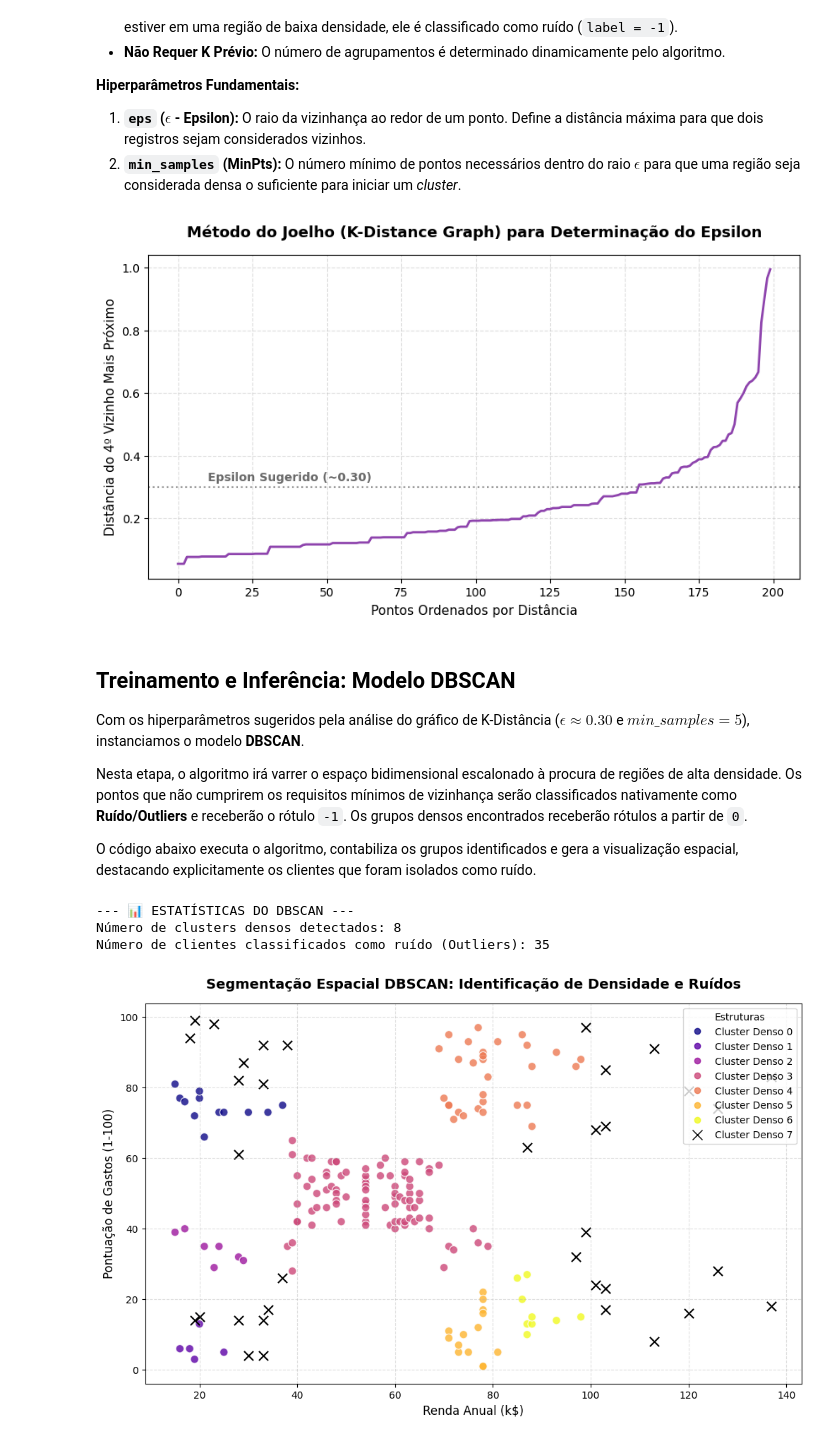
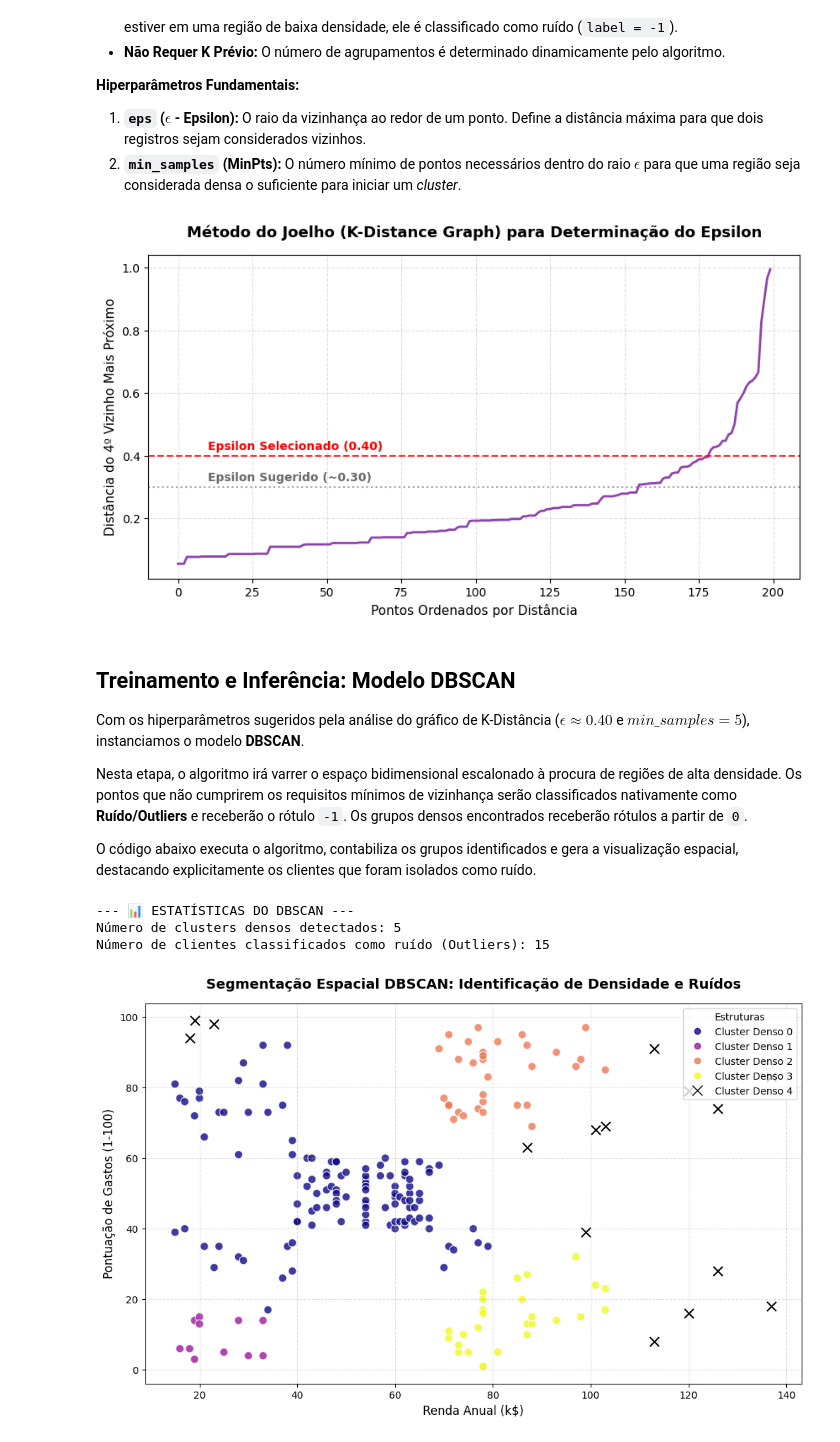
Before and after one commit to edd-araujo/segmentacao-clientes-varejo, a Jupyter notebook: notebooks/index.ipynb, the cells around one changed output. Saved outputs shown, nothing was run; the diff lists cells and outputs as text; code cells hidden in the pictures.

```diff
--- a/notebooks/index.ipynb
+++ b/notebooks/index.ipynb
@@ -554,23 +554,26 @@ plt.title("Método do Joelho (K-Distance Graph) para Determinação do Epsilon",
 plt.xlabel("Pontos Ordenados por Distância", fontsize=11)
 plt.ylabel(f"Distância do {min_samples_sugerido}º Vizinho Mais Próximo", fontsize=11)
 
-plt.axhline(y=0.30, color='gray', linestyle=':', alpha=0.8)
+plt.axhline(y=0.30, color='gray', linestyle=':', alpha=0.7)
 plt.text(10, 0.32, "Epsilon Sugerido (~0.30)", color='dimgray', fontsize=10, fontweight='bold')
+
+plt.axhline(y=0.40, color='red', linestyle='--', alpha=0.8)
+plt.text(10, 0.42, "Epsilon Selecionado (0.40)", color='red', fontsize=10, fontweight='bold')
 
 plt.grid(True, linestyle='--', alpha=0.4)
 plt.show()
 # %% [output]
-[figure, old version]
+[figure, new version]
 # %% [markdown]
 ## Treinamento e Inferência: Modelo DBSCAN
 
-Com os hiperparâmetros sugeridos pela análise do gráfico de K-Distância ($\epsilon \approx 0.30$ e $min\_samples = 5$), instanciamos o modelo **DBSCAN**.
+Com os hiperparâmetros sugeridos pela análise do gráfico de K-Distância ($\epsilon \approx 0.40$ e $min\_samples = 5$), instanciamos o modelo **DBSCAN**.
 
 Nesta etapa, o algoritmo irá varrer o espaço bidimensional escalonado à procura de regiões de alta densidade. Os pontos que não cumprirem os requisitos mínimos de vizinhança serão classificados nativamente como **Ruído/Outliers** e receberão o rótulo `-1`. Os grupos densos encontrados receberão rótulos a partir de `0`.
 
 O código abaixo executa o algoritmo, contabiliza os grupos identificados e gera a visualização espacial, destacando explicitamente os clientes que foram isolados como ruído.
 # %%
-dbscan = DBSCAN(eps=0.30, min_samples=5)
+dbscan = DBSCAN(eps=0.40, min_samples=5)
 mall_customers_df["Cluster_DBSCAN"] = dbscan.fit_predict(X_scaled)
 
 labels_dbscan = mall_customers_df["Cluster_DBSCAN"]
@@ -592,33 +595,33 @@ scatter_validos = plt.scatter(
     alpha=0.8,
     s=70,
     edgecolors="white",
     label="Clientes Agrupados"
 )
 
 ruidos = mall_customers_df[mall_customers_df["Cluster_DBSCAN"] == -1]
 plt.scatter(
     ruidos["Annual Income (k$)"],
     ruidos["Spending Score (1-100)"],
     c="black",
     marker="x",
     s=90,
     label="Ruído / Outliers (-1)"
 )
 
 plt.title("Segmentação Espacial DBSCAN: Identificação de Densidade e Ruídos", fontsize=14, fontweight='bold', pad=15)
 plt.xlabel("Renda Anual (k$)", fontsize=12)
 plt.ylabel("Pontuação de Gastos (1-100)", fontsize=12)
 
 legendas, _ = scatter_validos.legend_elements()
 nomes_clusters = [f"Cluster Denso {i}" for i in range(n_clusters_)]
 plt.legend(legendas + [plt.Line2D([0], [0], marker='x', color='black', linestyle='', markersize=10)],
            nomes_clusters + ["Ruídos (Outliers)"],
            title="Estruturas", loc="upper right")
 
 plt.grid(True, linestyle='--', alpha=0.4)
 plt.show()
 # %% [output]
 --- 📊 ESTATÍSTICAS DO DBSCAN ---
-Número de clusters densos detectados: 8
-Número de clientes classificados como ruído (Outliers): 35
+Número de clusters densos detectados: 5
+Número de clientes classificados como ruído (Outliers): 15
-[figure, old version]
+[figure, new version]
```
Also changed, not shown: parts of 2 cells of this notebook.
